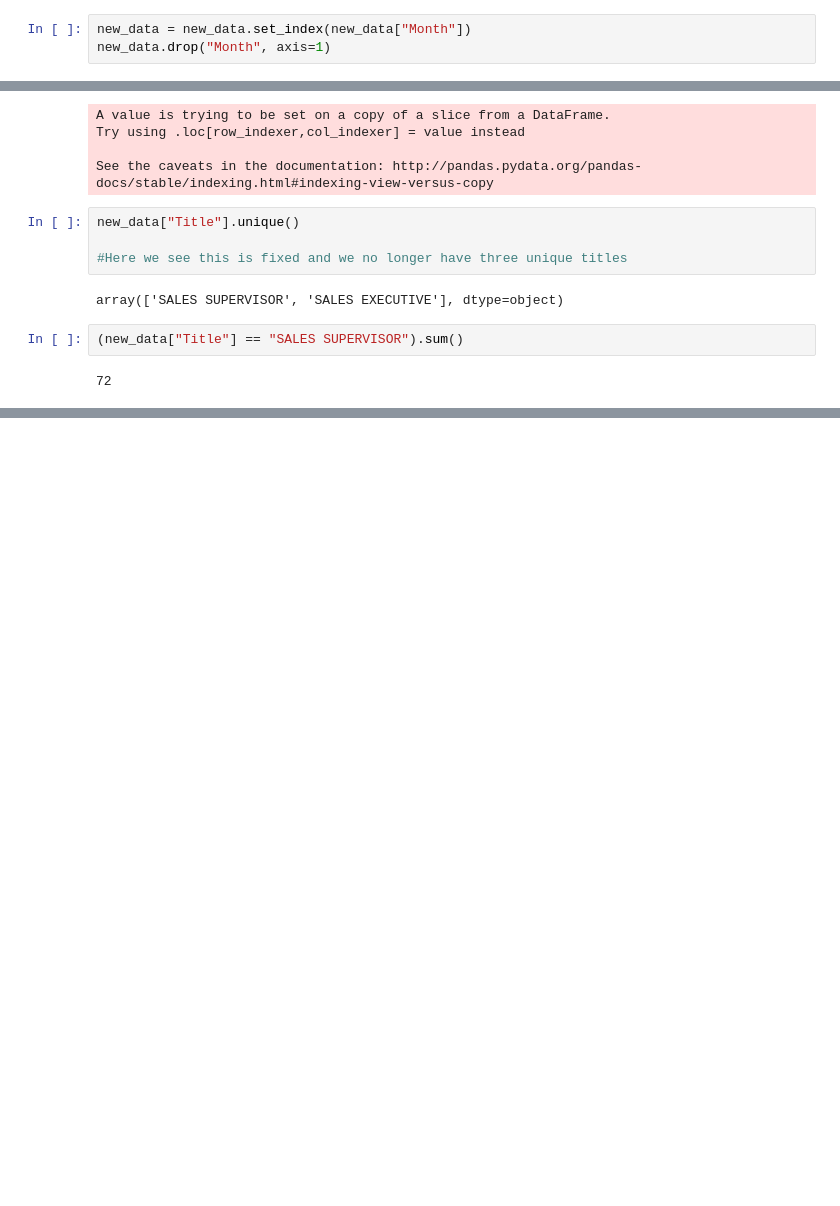
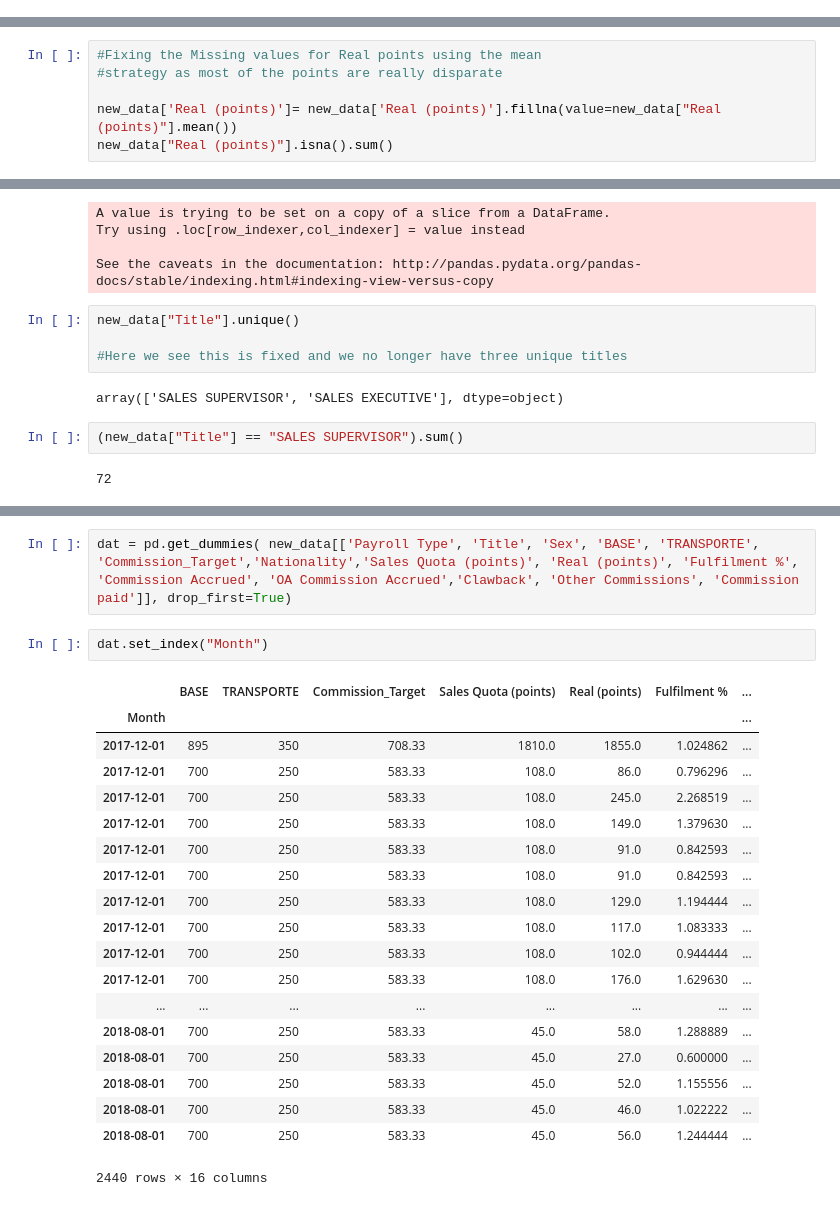
Before and after one commit to jephtah/data-Dennis, a Jupyter notebook: Dennis.ipynb, the cells around one changed output, grey strips where cells are left out. Saved outputs shown, nothing was run; the diff lists cells and outputs as text; blank space fills up the shorter version.

```diff
--- a/Dennis.ipynb
+++ b/Dennis.ipynb
@@ -42,3 +61,0 @@ new_data.head()
-# %%
-new_data = new_data.set_index(new_data["Month"])
-new_data.drop("Month", axis=1)
@@ -117,0 +113,6 @@ new_data['Sales Quota (points)']= new_data['Sales Quota (points)'].fillna(value=
+# %%
+#Fixing the Missing values for Real points using the mean
+#strategy as most of the points are really disparate
+
+new_data['Real (points)']= new_data['Real (points)'].fillna(value=new_data["Real (points)"].mean())
+new_data["Real (points)"].isna().sum()
@@ -159,0 +173,24 @@ array(['SALES SUPERVISOR', 'SALES EXECUTIVE'], dtype=object)
+# %%
+dat = pd.get_dummies( new_data[['Payroll Type', 'Title', 'Sex', 'BASE', 'TRANSPORTE', 'Commission_Target','Nationality','Sales Quota (points)', 'Real (points)', 'Fulfilment %', 'Commission Accrued', 'OA Commission Accrued','Clawback', 'Other Commissions', 'Commission paid']], drop_first=True)
+# %%
+dat.set_index("Month")
+# %% [output]
+|  | BASE | TRANSPORTE | Commission_Target | Sales Quota (points) | Real (points) | Fulfilment % | ... |
+| Month |  |  |  |  |  |  | ... |
+| 2017-12-01 | 895 | 350 | 708.33 | 1810.0 | 1855.0 | 1.024862 | ... |
+| 2017-12-01 | 700 | 250 | 583.33 | 108.0 | 86.0 | 0.796296 | ... |
+| 2017-12-01 | 700 | 250 | 583.33 | 108.0 | 245.0 | 2.268519 | ... |
+| 2017-12-01 | 700 | 250 | 583.33 | 108.0 | 149.0 | 1.379630 | ... |
+| 2017-12-01 | 700 | 250 | 583.33 | 108.0 | 91.0 | 0.842593 | ... |
+| 2017-12-01 | 700 | 250 | 583.33 | 108.0 | 91.0 | 0.842593 | ... |
+| 2017-12-01 | 700 | 250 | 583.33 | 108.0 | 129.0 | 1.194444 | ... |
+| 2017-12-01 | 700 | 250 | 583.33 | 108.0 | 117.0 | 1.083333 | ... |
+| 2017-12-01 | 700 | 250 | 583.33 | 108.0 | 102.0 | 0.944444 | ... |
+| 2017-12-01 | 700 | 250 | 583.33 | 108.0 | 176.0 | 1.629630 | ... |
+| ... | ... | ... | ... | ... | ... | ... | ... |
+| 2018-08-01 | 700 | 250 | 583.33 | 45.0 | 58.0 | 1.288889 | ... |
+| 2018-08-01 | 700 | 250 | 583.33 | 45.0 | 27.0 | 0.600000 | ... |
+| 2018-08-01 | 700 | 250 | 583.33 | 45.0 | 52.0 | 1.155556 | ... |
+| 2018-08-01 | 700 | 250 | 583.33 | 45.0 | 46.0 | 1.022222 | ... |
+| 2018-08-01 | 700 | 250 | 583.33 | 45.0 | 56.0 | 1.244444 | ... |
+2440 rows × 16 columns
```
Also changed, not shown: parts of 38 cells of this notebook.
